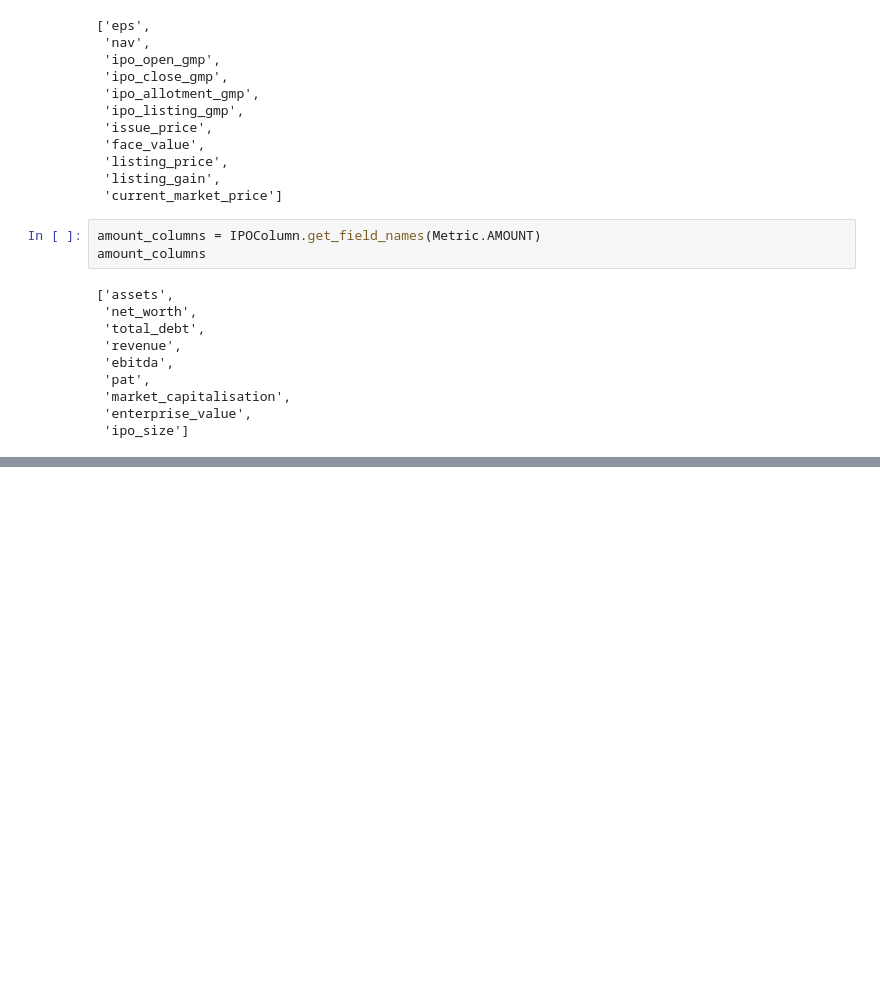
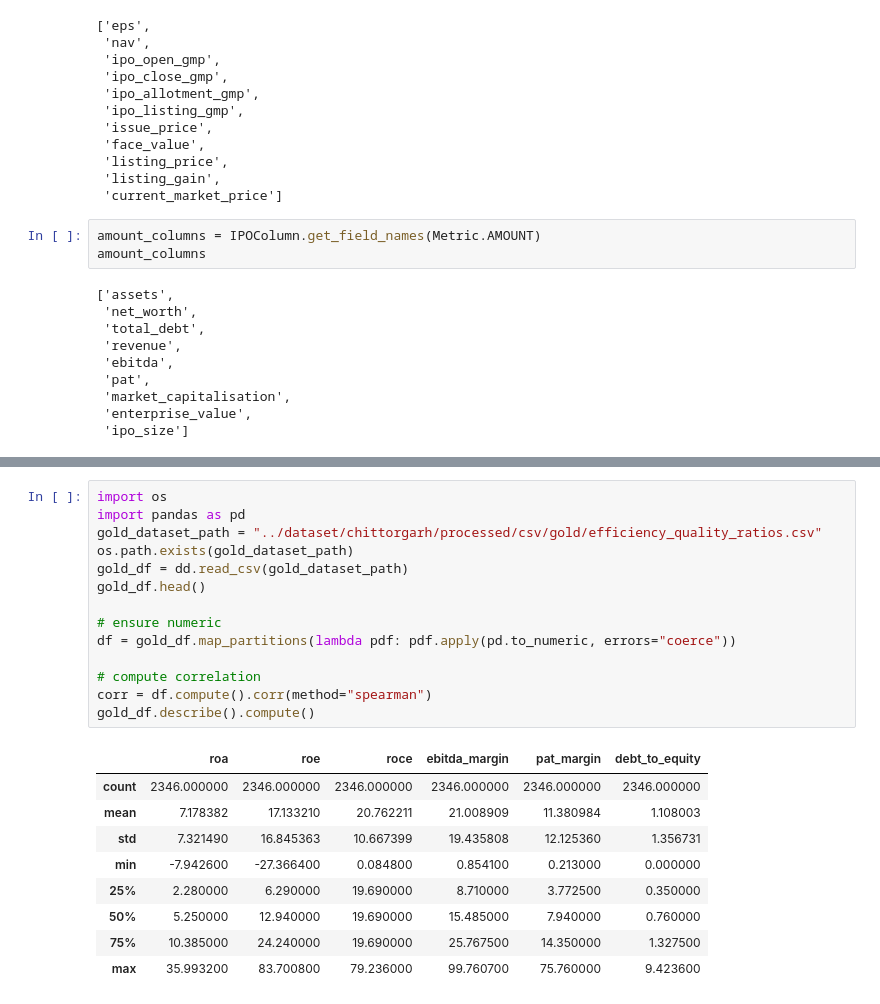
Before and after one commit to AkashSasank/IPO-Screener, a Jupyter notebook: data/notebooks/exploratory_data_analysis.ipynb, the cells around one changed output, grey strips where cells are left out. Cells and saved outputs as stored; diff of their text form; blank space fills up the shorter version.

```diff
--- a/data/notebooks/exploratory_data_analysis.ipynb
+++ b/data/notebooks/exploratory_data_analysis.ipynb
@@ -155,0 +365,24 @@ amount_columns
+# %%
+import os
+import pandas as pd
+gold_dataset_path = "../dataset/chittorgarh/processed/csv/gold/efficiency_quality_ratios.csv"
+os.path.exists(gold_dataset_path)
+gold_df = dd.read_csv(gold_dataset_path)
+gold_df.head()
+
+# ensure numeric
+df = gold_df.map_partitions(lambda pdf: pdf.apply(pd.to_numeric, errors="coerce"))
+
+# compute correlation
+corr = df.compute().corr(method="spearman")
+gold_df.describe().compute()
+# %% [output]
+|  | roa | roe | roce | ebitda_margin | pat_margin | debt_to_equity |
+| count | 2346.000000 | 2346.000000 | 2346.000000 | 2346.000000 | 2346.000000 | 2346.000000 |
+| mean | 7.178382 | 17.133210 | 20.762211 | 21.008909 | 11.380984 | 1.108003 |
+| std | 7.321490 | 16.845363 | 10.667399 | 19.435808 | 12.125360 | 1.356731 |
+| min | -7.942600 | -27.366400 | 0.084800 | 0.854100 | 0.213000 | 0.000000 |
+| 25% | 2.280000 | 6.290000 | 19.690000 | 8.710000 | 3.772500 | 0.350000 |
+| 50% | 5.250000 | 12.940000 | 19.690000 | 15.485000 | 7.940000 | 0.760000 |
+| 75% | 10.385000 | 24.240000 | 19.690000 | 25.767500 | 14.350000 | 1.327500 |
+| max | 35.993200 | 83.700800 | 79.236000 | 99.760700 | 75.760000 | 9.423600 |
```
Also changed, not shown: parts of 18 cells of this notebook, 9 other files.
